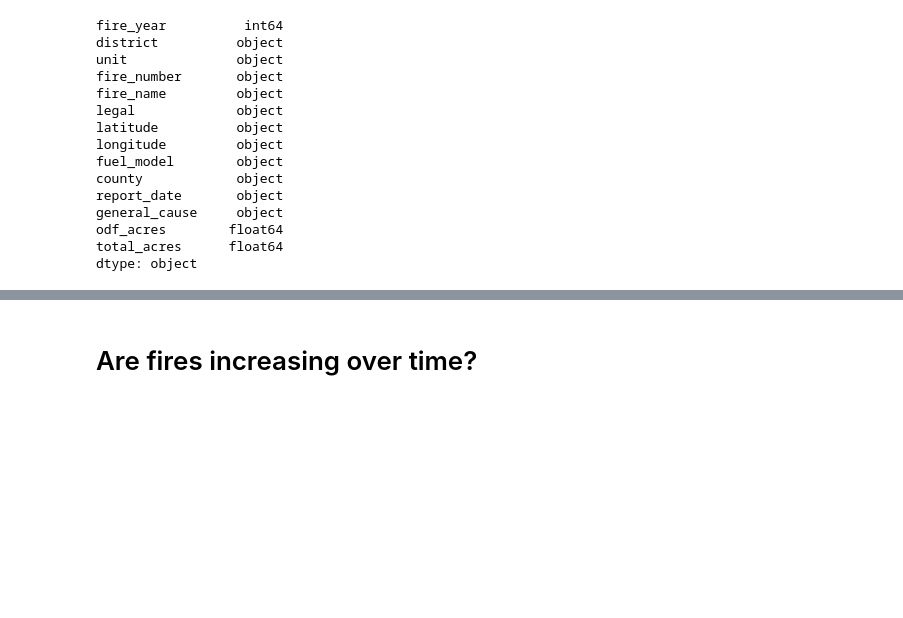
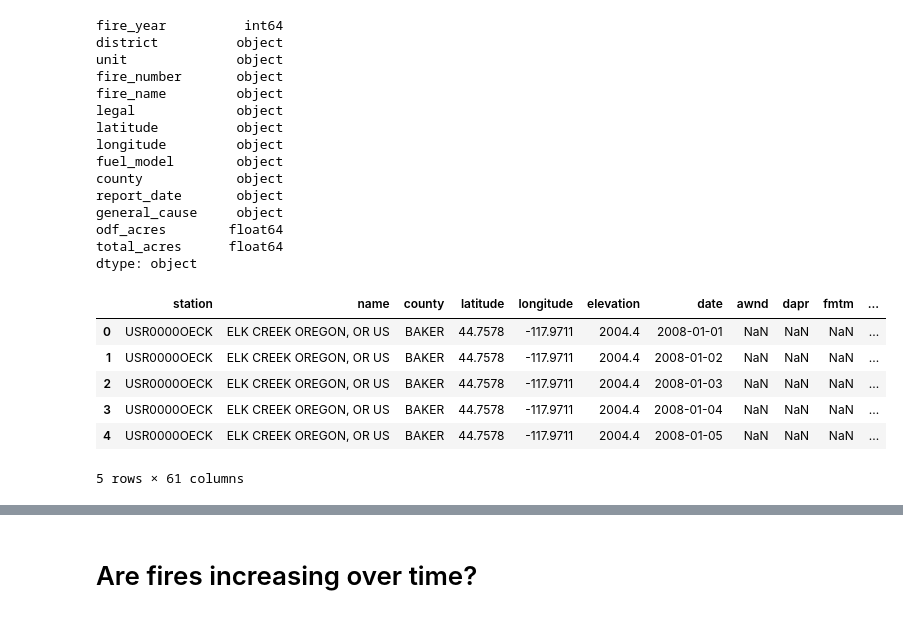
Before and after one commit to jisellejones/Predict_Wildfire_Spread, a Jupyter notebook: Exploratory_Data_Analysis.ipynb, the cells around one changed output, grey strips where cells are left out. Saved outputs shown, nothing was run; the diff lists cells and outputs as text; code cells hidden in the pictures; blank space fills up the shorter version.

Commit message:
including noaa data in EDA

```diff
--- a/Exploratory_Data_Analysis.ipynb
+++ b/Exploratory_Data_Analysis.ipynb
@@ -12,6 +12,7 @@ import psycopg2 as pg
 # %%
 engine = pg.connect("dbname='d3r8dfuncb78iv' user='jrufhfiejfajri' host='ec2-52-200-155-213.compute-1.amazonaws.com' port='5432' password='9a7254d2151b5e3c280fe275dbba039acdc9190fbc167f64c564c449ca77af88'")
 fire_df = pd.read_sql('select * from wildfire_data', con=engine)
+noaa_df = pd.read_sql('select * from noaa_data', con=engine)
 # %%
 # Check Data Types
 fire_df.dtypes
@@ -31,6 +32,17 @@ general_cause     object
 odf_acres        float64
 total_acres      float64
 dtype: object
+# %%
+# look at noaa df
+noaa_df.head()
+# %% [output]
+|  | station | name | county | latitude | longitude | elevation | date | awnd | dapr | fmtm | ... |
+| 0 | USR0000OECK | ELK CREEK OREGON, OR US | BAKER | 44.7578 | -117.9711 | 2004.4 | 2008-01-01 | NaN | NaN | NaN | ... |
+| 1 | USR0000OECK | ELK CREEK OREGON, OR US | BAKER | 44.7578 | -117.9711 | 2004.4 | 2008-01-02 | NaN | NaN | NaN | ... |
+| 2 | USR0000OECK | ELK CREEK OREGON, OR US | BAKER | 44.7578 | -117.9711 | 2004.4 | 2008-01-03 | NaN | NaN | NaN | ... |
+| 3 | USR0000OECK | ELK CREEK OREGON, OR US | BAKER | 44.7578 | -117.9711 | 2004.4 | 2008-01-04 | NaN | NaN | NaN | ... |
+| 4 | USR0000OECK | ELK CREEK OREGON, OR US | BAKER | 44.7578 | -117.9711 | 2004.4 | 2008-01-05 | NaN | NaN | NaN | ... |
+5 rows × 61 columns
 # %%
 # Alt Function to convert DMS to Decimal
 
```
